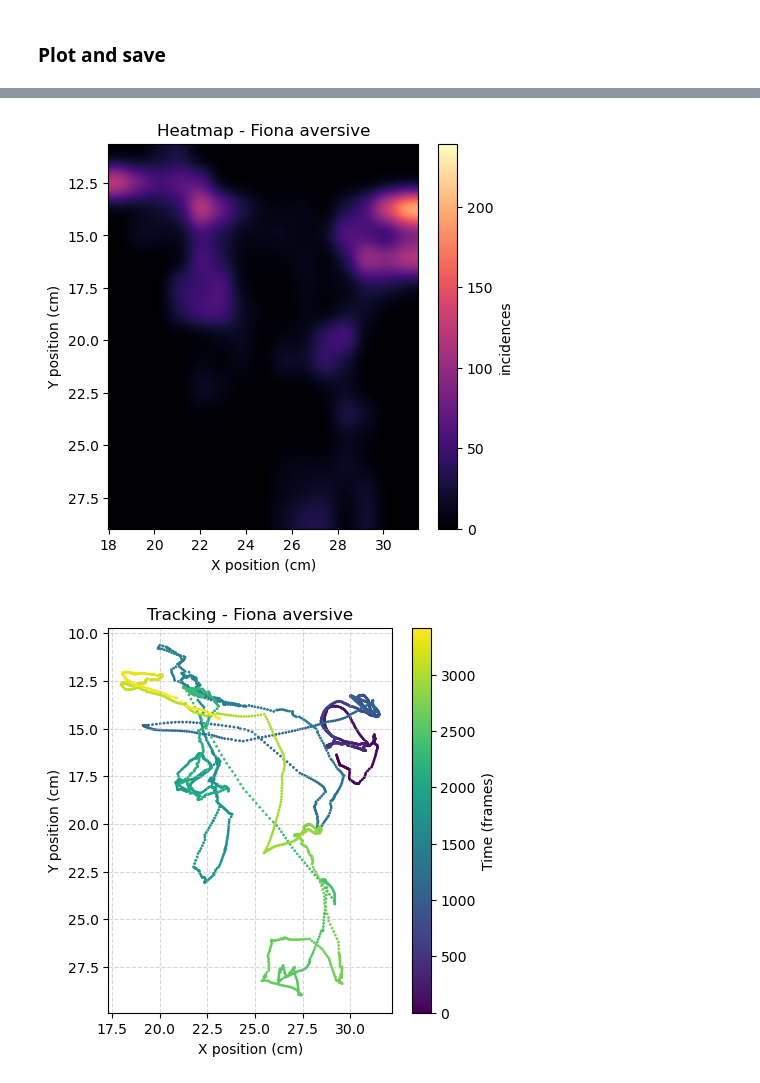
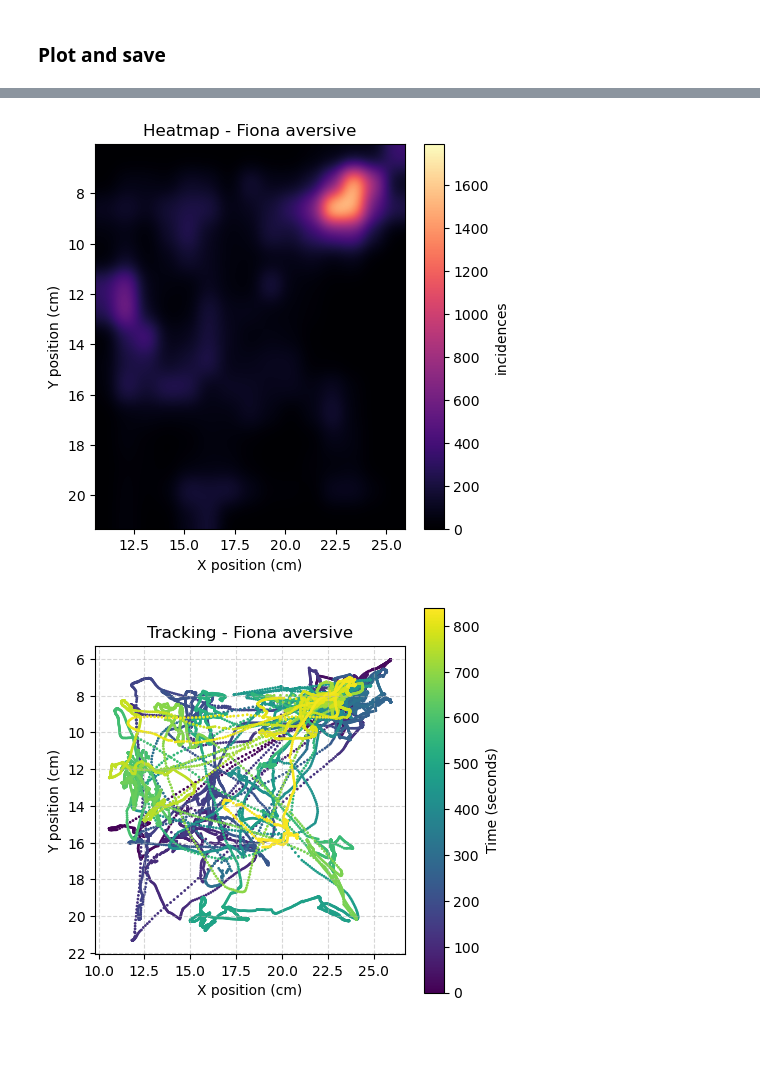
Before and after one commit to gabirochac/marmotrack, a Jupyter notebook: low_level_functions/tracking.ipynb, the cells around one changed output, grey strips where cells are left out. Cells and saved outputs as stored; diff of their text form; code cells hidden in the pictures; blank space fills up the shorter version.

```diff
--- a/low_level_functions/tracking.ipynb
+++ b/low_level_functions/tracking.ipynb
@@ -49,13 +20,13 @@ from datetime import datetime
 # %% [markdown]
 ### Creating datapaths
 # %%
-path= r"G:\Meu Drive\Meu projeto\csv_analise\top\aversivo\Fidel_d23_teste_snake_eletro_1DLC_resnet50_after_surgery_networkNov18shuffle1_300000.csv"
+path= r"G:\Meu Drive\Meu projeto\csv_analise\top\aversivo\Fiona_d25_teste_snake_1DLC_resnet50_after_surgery_networkNov18shuffle1_300000.csv"
 df = pd.read_csv(path, header=[1, 2])
 
-video_path = r"G:\Meu Drive\Meu projeto\csv_analise\top\aversivo\Fidel_d23_teste_snake_eletro_1.mp4"
+video_path = r"G:\Meu Drive\Meu projeto\csv_analise\top\aversivo\Fiona_d25_teste_snake_1.mp4"
 cap = cv2.VideoCapture(video_path)
 
-stim_timestamps = r"G:\Meu Drive\Meu projeto\csv_analise\top\aversivo\Fidel_d23_teste_snake_eletro_stim_ON_OFF_timestamps.csv"
+stim_timestamps = r"G:\Meu Drive\Meu projeto\csv_analise\top\aversivo\Fiona_d25_teste_snake_stim_ON_OFF_timestamps.csv"
 stim_df = pd.read_csv(stim_timestamps, header=[0])
 # %% [markdown]
 ### Dataframe segmentation
@@ -164,12 +177,12 @@ Pixels per cm: 14.442307692307692
 # %% [markdown]
 ### Filter coordinates
 # %%
-body_x = df_seg_stim[('body', 'x')].values
-body_y = df_seg_stim[('body', 'y')].values
-head_x = df_seg_stim[('head', 'x')].values
-head_y = df_seg_stim[('head', 'y')].values
-nose_x = df_seg_stim[('nose', 'x')].values
-nose_y = df_seg_stim[('nose', 'y')].values
+body_x = df[('body', 'x')].values
+body_y = df[('body', 'y')].values
+head_x = df[('head', 'x')].values
+head_y = df[('head', 'y')].values
+nose_x = df[('nose', 'x')].values
+nose_y = df[('nose', 'y')].values
 
 body_x_filt = np.where((body_x >= xThresholdLeft) & (body_x <= xThresholdRight), body_x, np.nan)
 body_y_filt = np.where((body_y >= yThresholdUp) & (body_y <= yThresholdDown), body_y, np.nan)
@@ -184,6 +197,11 @@ head_x_cm = head_x_filt  / pix_per_cm
 head_y_cm = head_y_filt  / pix_per_cm
 nose_x_cm = nose_x_filt  / pix_per_cm
 nose_y_cm = nose_y_filt  / pix_per_cm
+pt1x = pt1[0]/pix_per_cm
+pt1y = pt1[1]/pix_per_cm
+pt2x = pt2[0]/pix_per_cm
+pt2y = pt2[1]/pix_per_cm
+
 
 mask_combined = (
     ~np.isnan(body_x_cm) &
@@ -203,7 +221,6 @@ nose_y = nose_y_cm[mask_combined]
 
 body_x = pd.Series(body_x).rolling(window=59, min_periods=1, center=True).mean().values
 body_y = pd.Series(body_y).rolling(window=59, min_periods=1, center=True).mean().values
-
 head_x = pd.Series(head_x).rolling(window=59, min_periods=1, center=True).mean().values
 head_y = pd.Series(head_y).rolling(window=59, min_periods=1, center=True).mean().values
 nose_x = pd.Series(nose_x).rolling(window=59, min_periods=1, center=True).mean().values
@@ -213,6 +230,7 @@ nose_y = pd.Series(nose_y).rolling(window=59, min_periods=1, center=True).mean()
 # %%
 dx = nose_x - head_x
 dy = nose_y - head_y
+fps = 30
 
 angles_rad = np.arctan2(dy, dx)
 angles_deg = (np.degrees(angles_rad) + 360) % 360
@@ -223,7 +241,7 @@ counts, bin_edges = np.histogram(angles_deg, bins=bins)
 bin_centers_deg = bin_edges[:-1] + (bin_edges[1] - bin_edges[0]) / 2
 theta = np.deg2rad(bin_centers_deg)
 
-radii = counts
+radii = counts/fps
 width = np.deg2rad(bin_size)
 colors = plt.cm.viridis(radii / np.max(radii))
 # %% [markdown]
@@ -241,20 +259,13 @@ filename3 = f'tracking_{animal_name}_{condition}_{timestamp}.png'
 filename4 = f'polar_{animal_name}_{condition}_{timestamp}.png'
 filename5 = f'direction_{animal_name}_{condition}_{timestamp}.png'
 # %%
-xmin = 13
-xmax = 23
-ymin = 27
-ymax = 12
-xlim = [xmin, xmax]
-ylim = [ymin, ymax]
+fps = 30
 
 fig1, ax1 = plt.subplots(figsize=(5, 5))
 mappable = ax1.hist2d(body_x, body_y, bins=15)[3]
 ax1.set_title('Histogram - ' + animal_name +' '+ condition)
 ax1.set_xlabel('X position (cm)')
 ax1.set_ylabel('Y position (cm)')
-#ax1.set_xlim(xlim)
-#ax1.set_ylim(ylim)
 fig1.colorbar(mappable, ax=ax1, label='Incidences')
 ax1.invert_yaxis()
 figures_to_save[filename1] = fig1
@@ -269,21 +280,17 @@ fig2.colorbar(im, ax=ax2, label='incidences', orientation='vertical', shrink=1.0
 ax2.set_title('Heatmap - ' + animal_name +' '+ condition)
 ax2.set_xlabel('X position (cm)')
 ax2.set_ylabel('Y position (cm)')
-#ax2.set_xlim(xlim)
-#ax2.set_ylim(ylim)
 ax2.invert_yaxis()
 figures_to_save[filename2] = fig2
 
 fig3, ax3 = plt.subplots(figsize=(5, 5))
-time = np.arange(len(body_x))
+time = np.arange(len(body_x))/fps
 scatter = ax3.scatter(body_x, body_y, c=time, s=1, cmap='viridis')
-fig3.colorbar(scatter, ax=ax3, label='Time (frames)')
+fig3.colorbar(scatter, ax=ax3, label='Time (seconds)')
 ax3.set_title('Tracking - ' + animal_name +' '+ condition)
 ax3.grid(True, linestyle='--', alpha=0.5)
 ax3.set_xlabel('X position (cm)')
 ax3.set_ylabel('Y position (cm)')
-#ax3.set_xlim(xlim)
-#ax3.set_ylim(ylim)
 ax3.set_aspect('equal', adjustable='box')
 ax3.invert_yaxis()
 figures_to_save[filename3] = fig3
@@ -312,2 +319,2 @@ figures_to_save[filename5] = fig5
-[figure, old version]
+[figure, new version]
-[figure, old version]
+[figure, new version]
```
Also changed, not shown: parts of 22 cells of this notebook, 9 other files.
